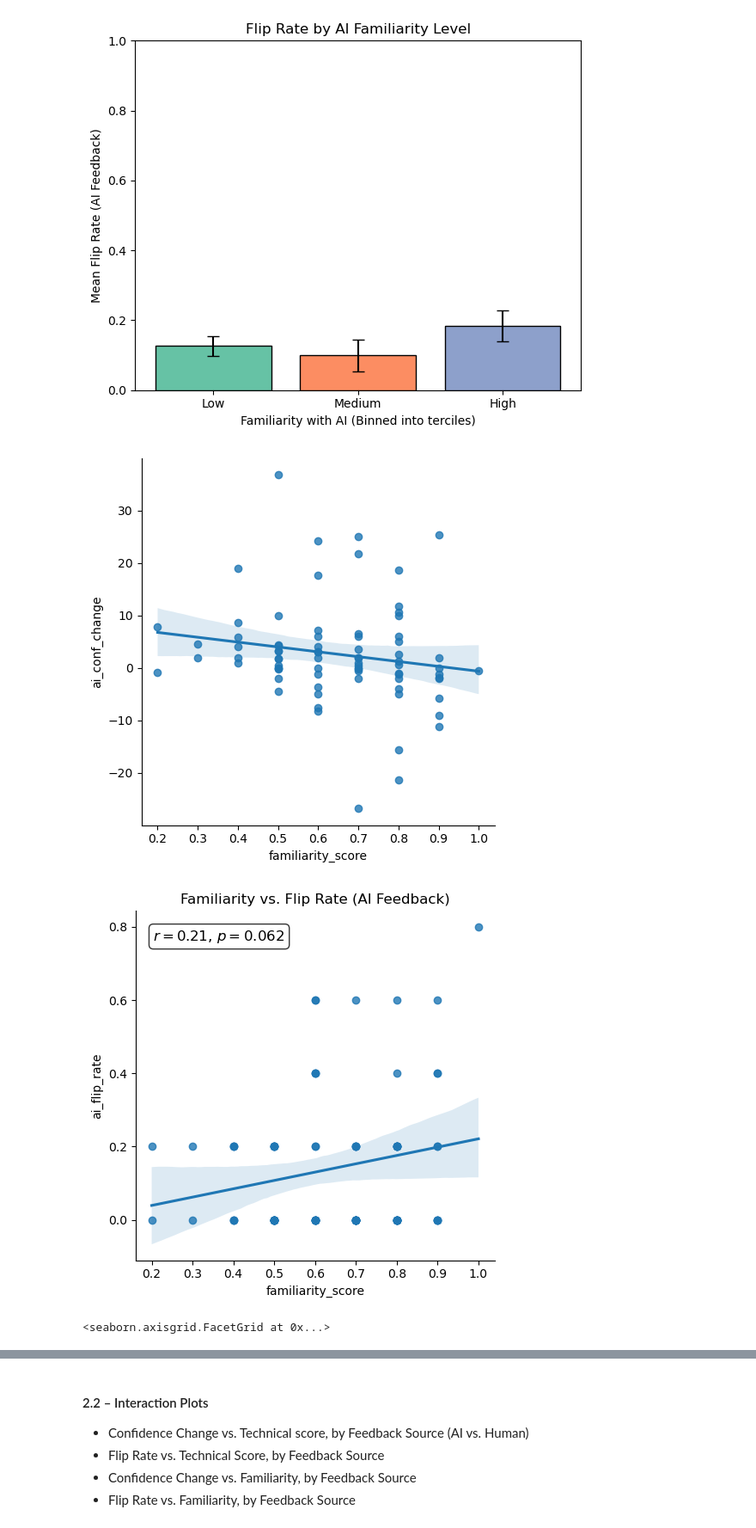
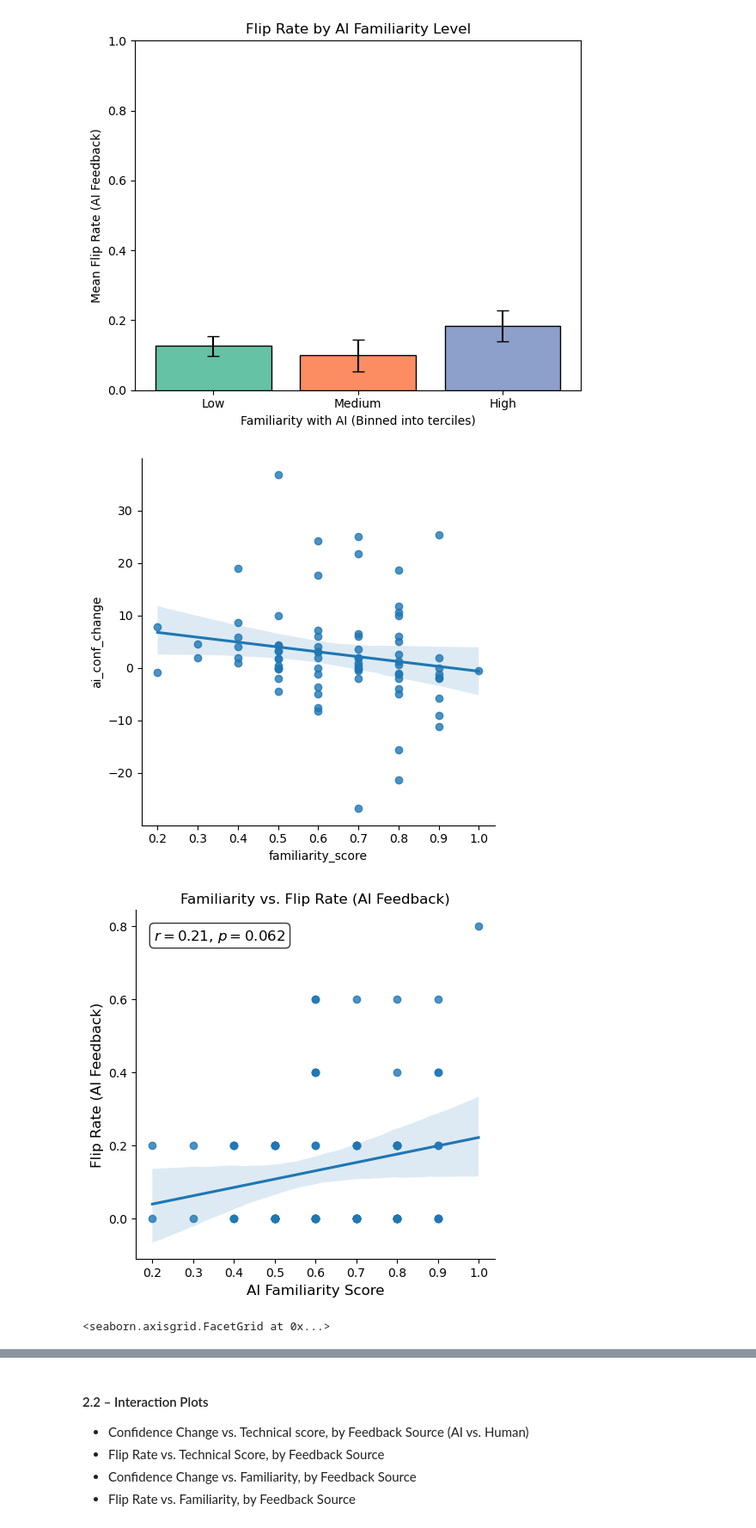
Before and after one commit to liogrnbrg/SHS_Psycho, a Jupyter notebook: main_analysis.ipynb, the cells around one changed output, grey strips where cells are left out. Shown at 86% size. Cells and saved outputs as stored; diff of their text form; code cells hidden in the pictures.

```diff
--- a/main_analysis.ipynb
+++ b/main_analysis.ipynb
@@ -3288,34 +3347,37 @@ from scipy.stats import pearsonr
 sns.lmplot(data=ai_summary, x='familiarity_score', y='ai_conf_change')
 g = sns.lmplot(
     data=ai_summary,
     x='familiarity_score',
     y='ai_flip_rate',
 )
 
 # Step 2: Compute Pearson correlation and p-value
 r, p = pearsonr(ai_summary['familiarity_score'], ai_summary['ai_flip_rate'])
 
 # Step 3: Add annotation (on the Axes inside the FacetGrid)
 ax = g.ax                         # equivalent to plt.gca() when using lmplot
 text = f"$r = {r:.2f}$, $p = {p:.3f}$"
 ax.text(
     0.05,                        # x-coordinate (adjust to where you want the text)
     0.95,                        # y-coordinate (in axis coords if using transform)
     text,
     transform=ax.transAxes,     # interpret (x, y) as axes fraction [0, 1]
     fontsize=12,
     verticalalignment='top',
     bbox=dict(boxstyle="round", facecolor="white", alpha=0.8)
 )
 
+ax.set_xlabel("AI Familiarity Score", fontsize=12)
+ax.set_ylabel("Flip Rate (AI Feedback)", fontsize=12)
+
 plt.title("Familiarity vs. Flip Rate (AI Feedback)")
 plt.tight_layout()
 plt.show()
 sns.lmplot(data=ai_summary, x='technical_score', y='ai_conf_change')
 sns.lmplot(data=ai_summary, x='technical_score', y='ai_flip_rate')
 # %% [output]
 [figure]
-[figure, old version]
+[figure, new version]
 <seaborn.axisgrid.FacetGrid at 0x...>
 [figure]
 [figure]
```
Also changed, not shown: parts of 28 cells of this notebook.
